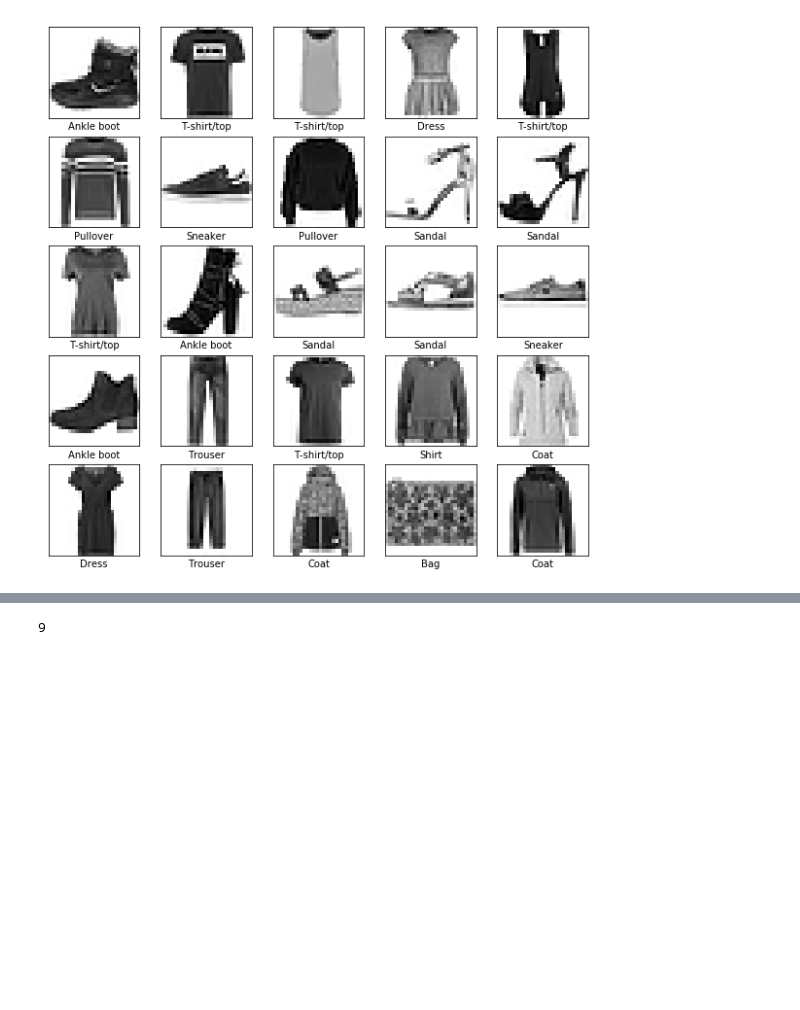
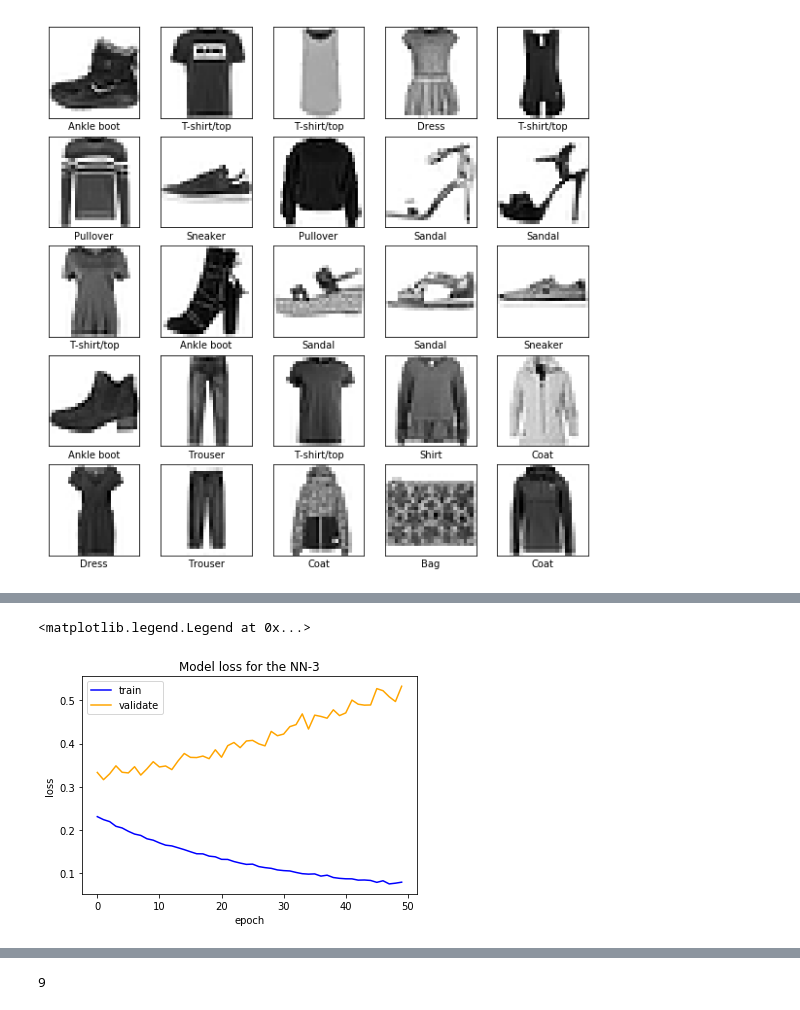
Before and after one commit to codingyogini/TensorFlow-NNs, a Jupyter notebook: NN_MNIST_depth.ipynb, the cells around one changed output, grey strips where cells are left out. Cells and saved outputs as stored; diff of their text form; code cells hidden in the pictures; blank space fills up the shorter version.

```diff
--- a/NN_MNIST_depth.ipynb
+++ b/NN_MNIST_depth.ipynb
@@ -69,0 +176,28 @@ for i in range(25):
+# %%
+# Model a simple 12-layer neural network
+model_12 = keras.Sequential([
+    keras.layers.Flatten(input_shape=(28,28)),
+    keras.layers.Dense(128, activation=tf.nn.relu),
+    keras.layers.Dense(128, activation=tf.nn.relu),
+    keras.layers.Dense(128, activation=tf.nn.relu),
+    keras.layers.Dense(128, activation=tf.nn.relu),
+    keras.layers.Dense(128, activation=tf.nn.relu),
+    keras.layers.Dense(128, activation=tf.nn.relu),
+    keras.layers.Dense(128, activation=tf.nn.relu),
+    keras.layers.Dense(128, activation=tf.nn.relu),
+    keras.layers.Dense(128, activation=tf.nn.relu),
+    keras.layers.Dense(128, activation=tf.nn.relu),
+    keras.layers.Dense(10, activation=tf.nn.softmax)
+])
+#model_12.summary()
+model_12.compile(optimizer='adam',
+              loss='sparse_categorical_crossentropy',
+              metrics=['accuracy'])
+# %%
+#Train the NN-12 with 5 epochs
+model_12.fit(train_images, train_labels, epochs=5, validation_split=0.2)
+
+#Evaluate the model
+test_loss, test_acc = model_12.evaluate(test_images, test_labels)
+print("Model - 12 layers - test loss:", test_loss * 100)
+print("Model - 12 layers - test accuracy:", test_acc * 100)
@@ -69,0 +223,7 @@ for i in range(25):
+# %%
+# NN-3, 50 epochs
+history_NN3_50=model_3.fit(train_images, train_labels, epochs=50, validation_split=0.2)
+
+test_loss, test_acc = model_3.evaluate(test_images, test_labels)
+print("Model - 3 layers - test loss:", test_loss * 100)
+print("Model - 3 layers - test accuracy:", test_acc * 100)
@@ -69,0 +248,11 @@ for i in range(25):
+# %%
+#Plot loss results for training data and testing data
+plt.plot(history_NN3_50.history['loss'], 'blue')
+plt.plot(history_NN3_50.history['val_loss'], 'orange')
+plt.title('Model loss for the NN-3')
+plt.ylabel('loss')
+plt.xlabel('epoch')
+plt.legend(['train', 'validate'], loc='upper left')
+# %% [output]
+<matplotlib.legend.Legend at 0x...>
+[figure, added]
```
Also changed, not shown: parts of 43 cells of this notebook.
